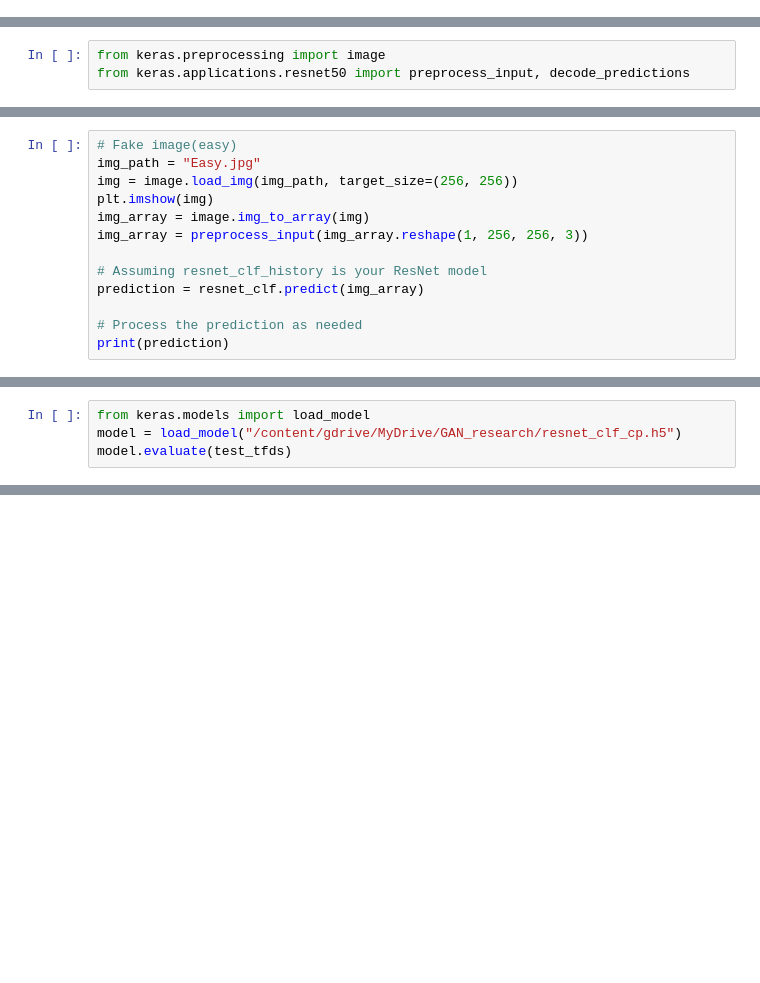
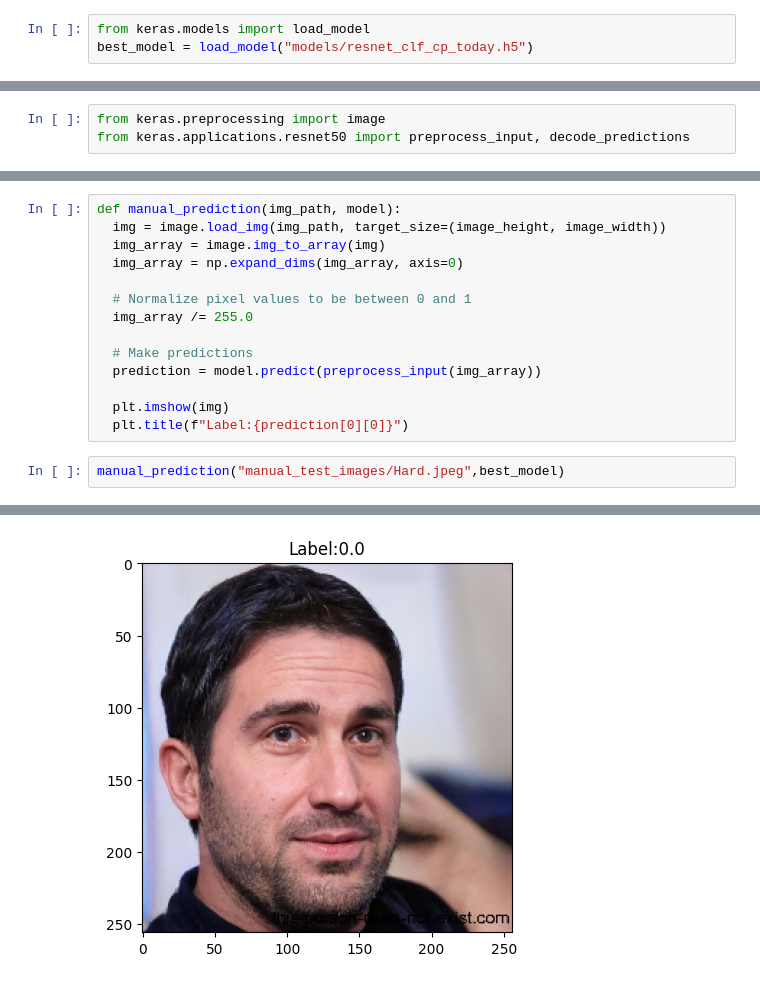
Before and after one commit to sanyamjain0315/generated-image-detection, a Jupyter notebook: sanyam_vanilla_models.ipynb, the cells around one changed output, grey strips where cells are left out. Cells and saved outputs as stored; diff of their text form; blank space fills up the shorter version.

```diff
--- a/sanyam_vanilla_models.ipynb
+++ b/sanyam_vanilla_models.ipynb
@@ -200,0 +266,3 @@ tf.keras.models.save_model(resnet_clf, filename)
+# %%
+from keras.models import load_model
+best_model = load_model("models/resnet_clf_cp_today.h5")
@@ -257,13 +281,0 @@ print(prediction)
-# %%
-# Fake image(easy)
-img_path = "Easy.jpg"
-img = image.load_img(img_path, target_size=(256, 256))
-plt.imshow(img)
-img_array = image.img_to_array(img)
-img_array = preprocess_input(img_array.reshape(1, 256, 256, 3))
-
-# Assuming resnet_clf_history is your ResNet model
-prediction = resnet_clf.predict(img_array)
-
-# Process the prediction as needed
-print(prediction)
@@ -276,4 +281,0 @@ print(prediction)
-# %%
-from keras.models import load_model
-model = load_model("/content/gdrive/MyDrive/GAN_research/resnet_clf_cp.h5")
-model.evaluate(test_tfds)
@@ -313,0 +282,17 @@ plt.show()
+# %%
+def manual_prediction(img_path, model):
+  img = image.load_img(img_path, target_size=(image_height, image_width))
+  img_array = image.img_to_array(img)
+  img_array = np.expand_dims(img_array, axis=0)
+
+  # Normalize pixel values to be between 0 and 1
+  img_array /= 255.0
+
+  # Make predictions
+  prediction = model.predict(preprocess_input(img_array))
+
+  plt.imshow(img)
+  plt.title(f"Label:{prediction[0][0]}")
+# %%
+manual_prediction("manual_test_images/Hard.jpeg",best_model)
+# %% [output]
@@ -313,0 +300 @@ plt.show()
+[figure, added]
```
Also changed, not shown: parts of 25 cells of this notebook, 1 other file.
